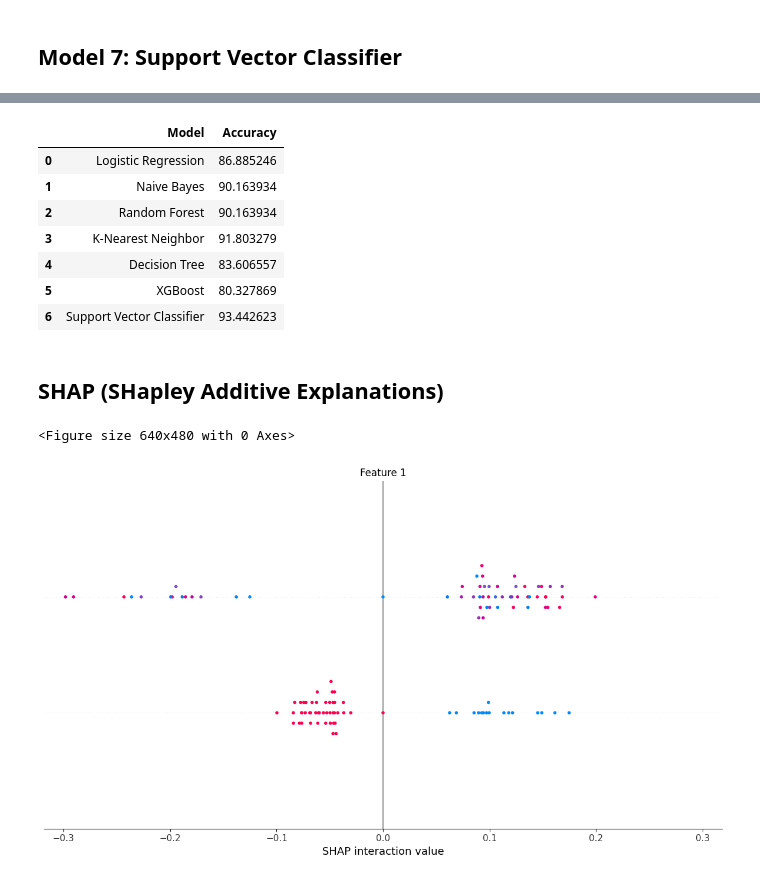
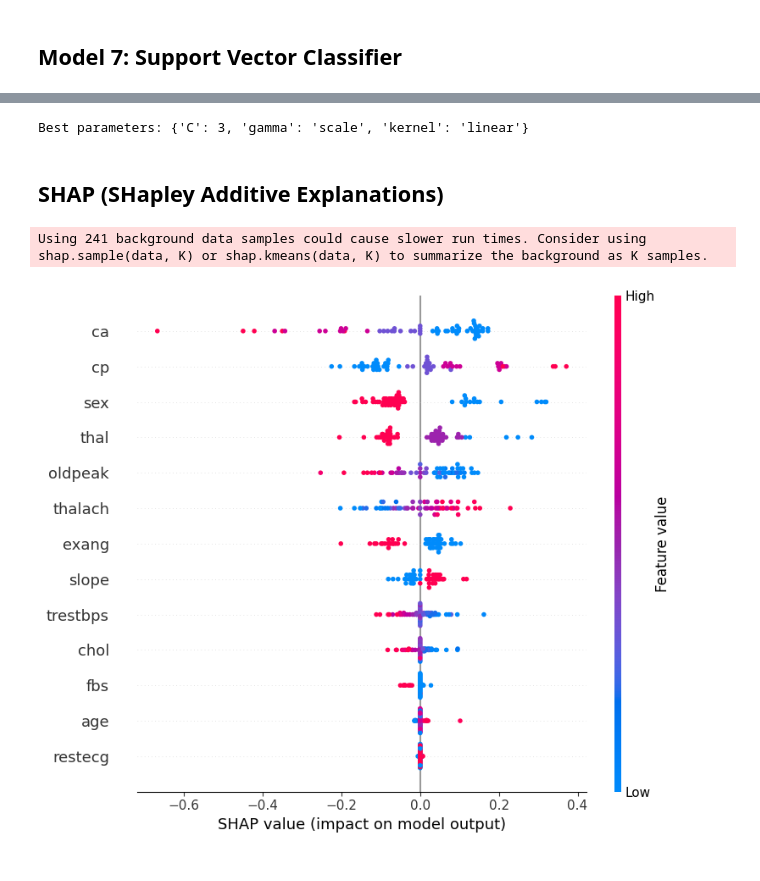
Before and after one commit to ninapeak10/DT480-Research, a Jupyter notebook: Heart Health.ipynb, the cells around one changed output, grey strips where cells are left out. Cells and saved outputs as stored; diff of their text form; code cells hidden in the pictures.

```diff
--- a/Heart Health.ipynb
+++ b/Heart Health.ipynb
@@ -406,0 +422,14 @@ F1 Score: 0.94
+# %%
+#Grid search for SVC
+param_grid = {
+    'C': [0.1, 1, 3, 5],
+    'kernel': ['linear', 'rbf', 'poly'],
+    'gamma': ['scale', 'auto']
+}
+
+grid_search = GridSearchCV(SVC(), param_grid, cv=5, scoring='accuracy')
+grid_search.fit(X_train, y_train)
+
+print("Best parameters:", grid_search.best_params_)
+# %% [output]
+Best parameters: {'C': 3, 'gamma': 'scale', 'kernel': 'linear'}
@@ -407,26 +452,14 @@ F1 Score: 0.94
 # %%
-model_ev = pd.DataFrame({'Model': ['Logistic Regression','Naive Bayes','Random Forest', 'K-Nearest Neighbor','Decision Tree', 'XGBoost', 'Support Vector Classifier'], 'Accuracy': [lr_acc_score*100,
-                    nb_acc_score*100,rf_acc_score*100,knn_acc_score*100,dt_acc_score*100, xgb_acc_score*100, svc_acc_score*100]})
-model_ev
+# model_ev = pd.DataFrame({'Model': ['Logistic Regression','Naive Bayes','Random Forest', 'K-Nearest Neighbor','Decision Tree', 'XGBoost', 'Support Vector Classifier'], 'Accuracy': [lr_acc_score*100,
+#                     nb_acc_score*100,rf_acc_score*100,knn_acc_score*100,dt_acc_score*100, xgb_acc_score*100, svc_acc_score*100]})
+# model_ev
-# %% [output]
-|  | Model | Accuracy |
-| 0 | Logistic Regression | 86.885246 |
-| 1 | Naive Bayes | 90.163934 |
-| 2 | Random Forest | 90.163934 |
-| 3 | K-Nearest Neighbor | 91.803279 |
-| 4 | Decision Tree | 83.606557 |
-| 5 | XGBoost | 80.327869 |
-| 6 | Support Vector Classifier | 93.442623 |
 # %% [markdown]
 ## SHAP (SHapley Additive Explanations)
 # %%
-K = 50
-X_train_kmeans = shap.kmeans(X_train, K)
-
-explainer = shap.KernelExplainer(svc.predict_proba, X_train_kmeans)
+explainer = shap.KernelExplainer(model.predict, X_train)
 shap_values = explainer.shap_values(X_test)
 
-shap.summary_plot(shap_values, X_test, plot_size=(10, 8))
+shap.summary_plot(shap_values, X_test, feature_names=X.columns)
 # %% [output]
-<Figure size 640x480 with 0 Axes>
+Using 241 background data samples could cause slower run times. Consider using shap.sample(data, K) or shap.kmeans(data, K) to summarize the background as K samples.
-[figure, old version]
+[figure, new version]
```
Also changed, not shown: parts of 8 cells of this notebook.
